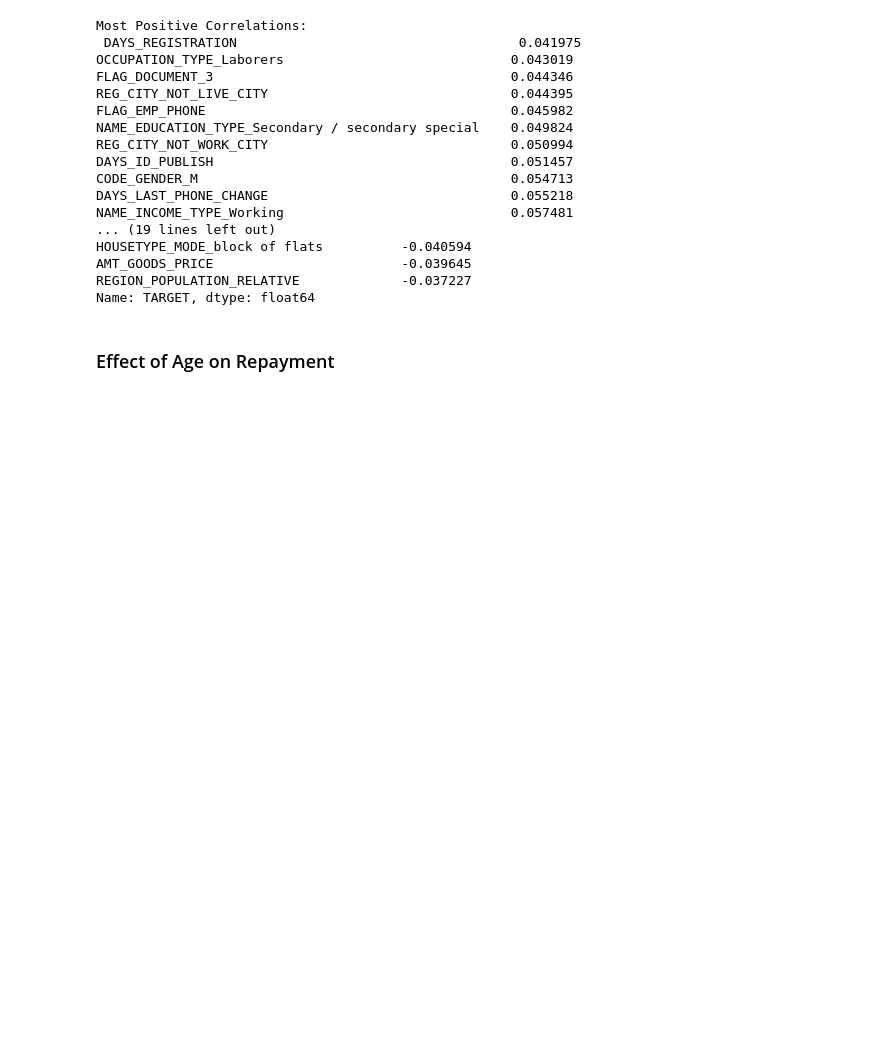
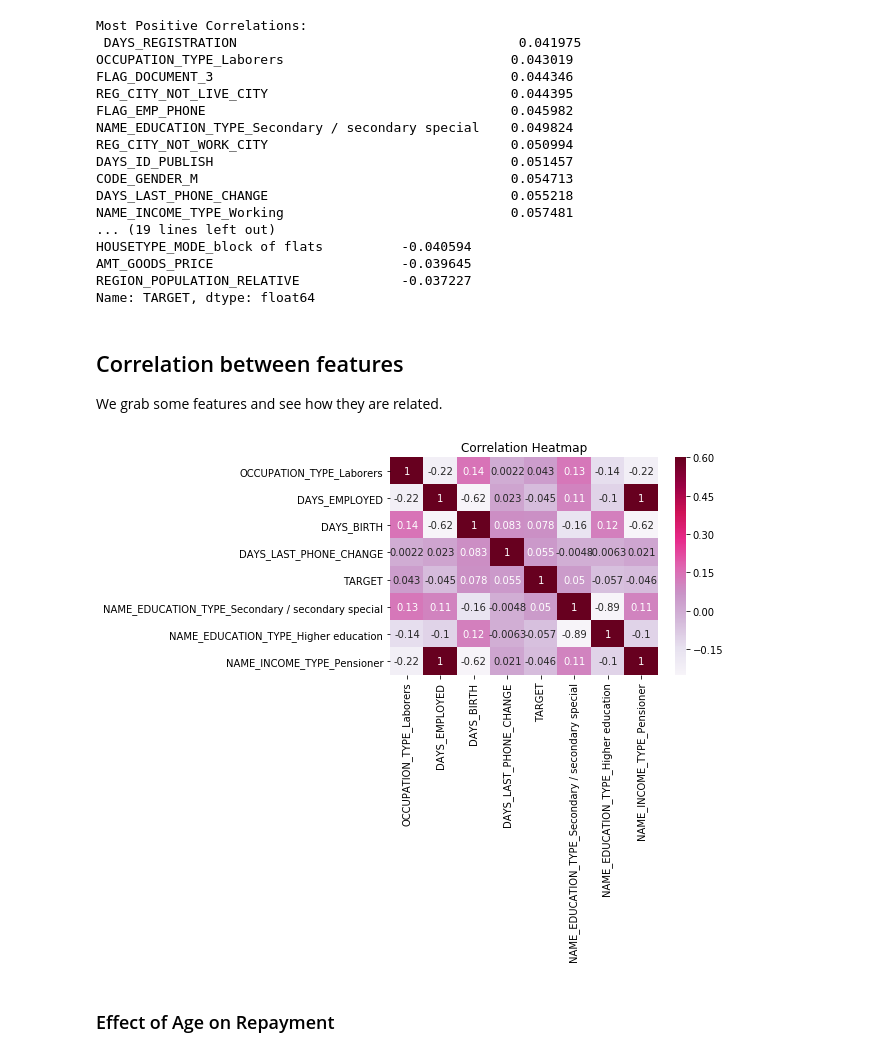
Before and after one commit to dotmesh-io/demos, a Jupyter notebook: credit-risk/random_forest_credit_risk.ipynb, the cells around one changed output. Saved outputs shown, nothing was run; the diff lists cells and outputs as text; code cells hidden in the pictures; blank space fills up the shorter version.

Commit message:
streamilne unnecessary cells, add correlation heatmap

```diff
--- a/credit-risk/random_forest_credit_risk.ipynb
+++ b/credit-risk/random_forest_credit_risk.ipynb
@@ -271,6 +239,18 @@ HOUSETYPE_MODE_block of flats          -0.040594
 AMT_GOODS_PRICE                        -0.039645
 REGION_POPULATION_RELATIVE             -0.037227
 Name: TARGET, dtype: float64
+# %% [markdown]
+## Correlation between features
+We grab some features and see how they are related.
+# %%
+reduced_df = app_train[['OCCUPATION_TYPE_Laborers', 'DAYS_EMPLOYED', 'DAYS_BIRTH', 'DAYS_LAST_PHONE_CHANGE', 'TARGET', 'NAME_EDUCATION_TYPE_Secondary / secondary special', 'NAME_EDUCATION_TYPE_Higher education', 'NAME_INCOME_TYPE_Pensioner']]
+
+corrs = reduced_df.corr()
+# Heatmap of correlations
+sns.heatmap(corrs, cmap = plt.cm.PuRd, vmin = -0.25, annot = True, vmax = 0.6)
+plt.title('Correlation Heatmap');
+# %% [output]
+[figure, added]
 # %% [markdown]
 ### Effect of Age on Repayment
 # %%
```
Also changed, not shown: parts of 20 cells of this notebook.
